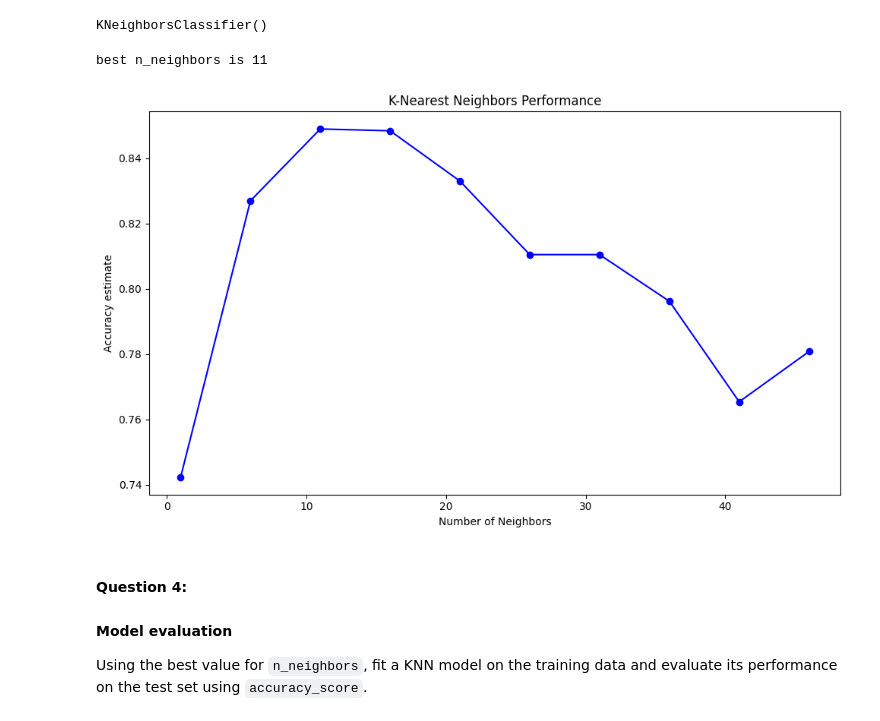
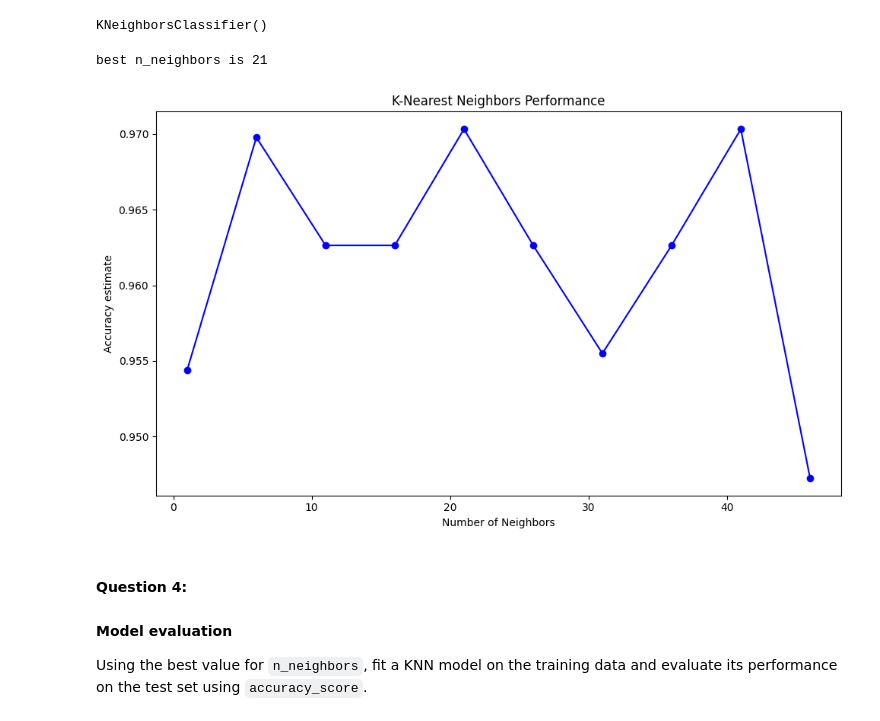
Before and after one commit to SimonChoi2591/LCR, a Jupyter notebook: 02_activities/assignments/assignment_1.ipynb, the cells around one changed output. Drawn from its saved outputs; the diff is of its cells as text; code cells hidden in the pictures.

Commit message:
this version use all 13 predictor

```diff
--- a/02_activities/assignments/assignment_1.ipynb
+++ b/02_activities/assignments/assignment_1.ipynb
@@ -226,30 +240,33 @@ predictors_tune_grid = GridSearchCV(
 
 # Fit to training data
 predictors_tune_grid.fit(
-  predictors_train[['alcohol','color_intensity']],
+  #predictors_train[['alcohol','color_intensity']],
+  predictors_train.drop(columns=['class']),
   predictors_train['class']
 )
 
 print('best n_neighbors is',predictors_tune_grid.best_params_['n_neighbors'])
 #print(predictors_tune_grid.best_score_)
 # %% [output]
-best n_neighbors is 11
+best n_neighbors is 21
 # %%
 #debug only
+accuracy_grid = pd.DataFrame(predictors_tune_grid.cv_results_)
+
 # # Create the plot
 plt.figure(figsize=(10, 6))
 
 # Plot mean test scores with error bars
 plt.plot(accuracy_grid['param_n_neighbors'], accuracy_grid['mean_test_score'], '-o', color='blue')
 
 # Add labels and legend
 plt.xlabel('Number of Neighbors')
 plt.ylabel('Accuracy estimate')
 plt.title('K-Nearest Neighbors Performance')
 plt.tight_layout()
 plt.show()
 # %% [output]
-[figure, old version]
+[figure, new version]
 # %% [markdown]
 #### **Question 4:**
 #### Model evaluation
```
Also changed, not shown: parts of 2 cells of this notebook.
